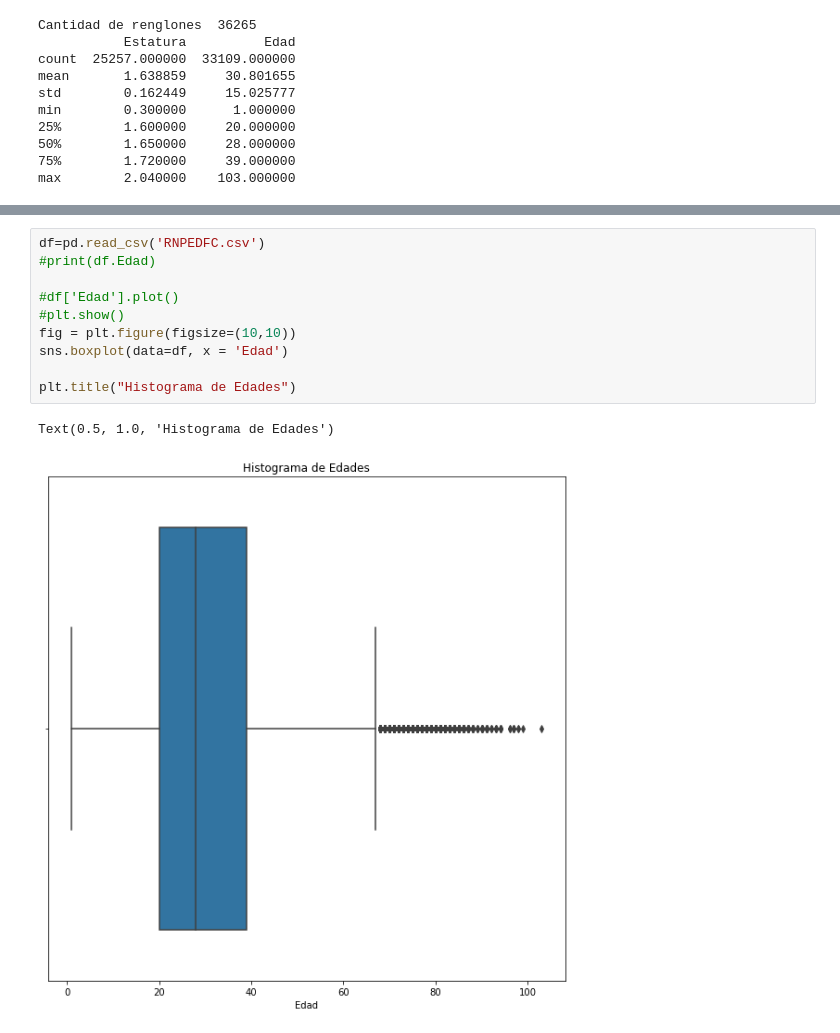
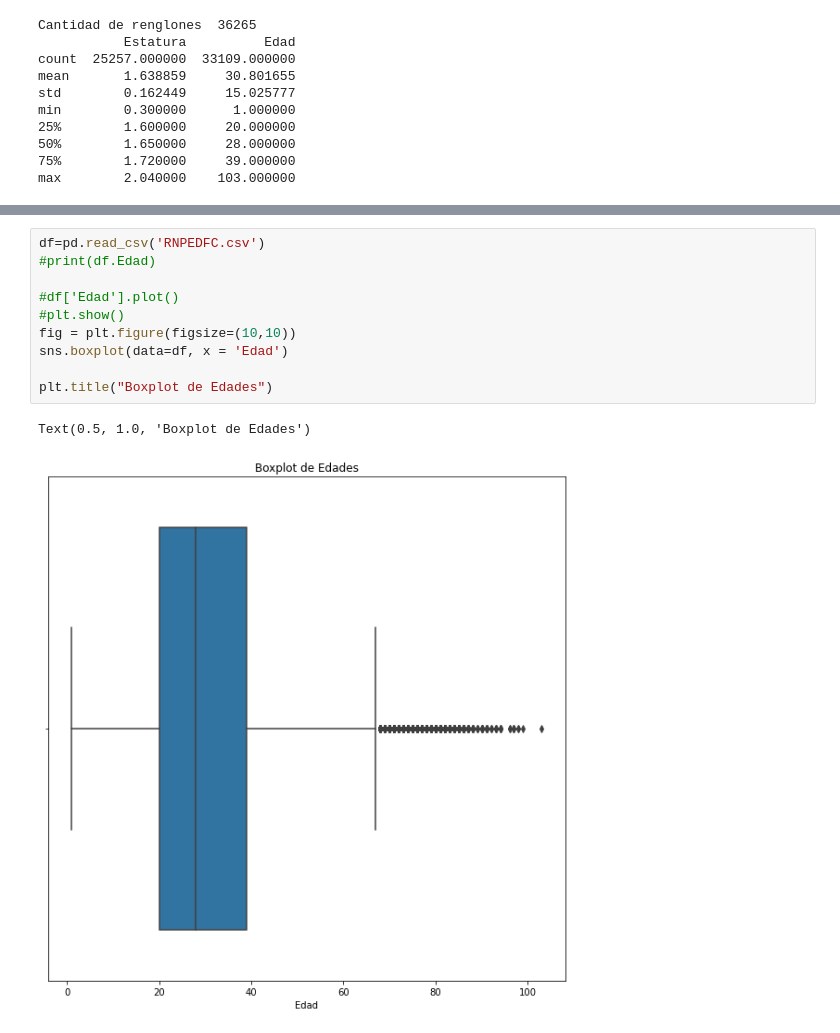
Before and after one commit to estebansanch/TC1002S, a Jupyter notebook: RetoDatos/Actividad_Dia_2_y_3.ipynb, the cells around one changed output, grey strips where cells are left out. Cells and saved outputs as stored; diff of their text form.

```diff
--- a/RetoDatos/Actividad_Dia_2_y_3.ipynb
+++ b/RetoDatos/Actividad_Dia_2_y_3.ipynb
@@ -81,16 +40,16 @@ max        2.040000    103.000000
 # %%
 df=pd.read_csv('RNPEDFC.csv')
 #print(df.Edad)
 
 #df['Edad'].plot()
 #plt.show()
 fig = plt.figure(figsize=(10,10))
 sns.boxplot(data=df, x = 'Edad')
 
-plt.title("Histograma de Edades")
+plt.title("Boxplot de Edades")
 # %% [output]
-Text(0.5, 1.0, 'Histograma de Edades')
+Text(0.5, 1.0, 'Boxplot de Edades')
-[figure, old version]
+[figure, new version]
 # %%
 fig = plt.figure(figsize=(10,10))
 sns.boxplot(data=df, x = 'Estatura')
```
Also changed, not shown: parts of 7 cells of this notebook.
